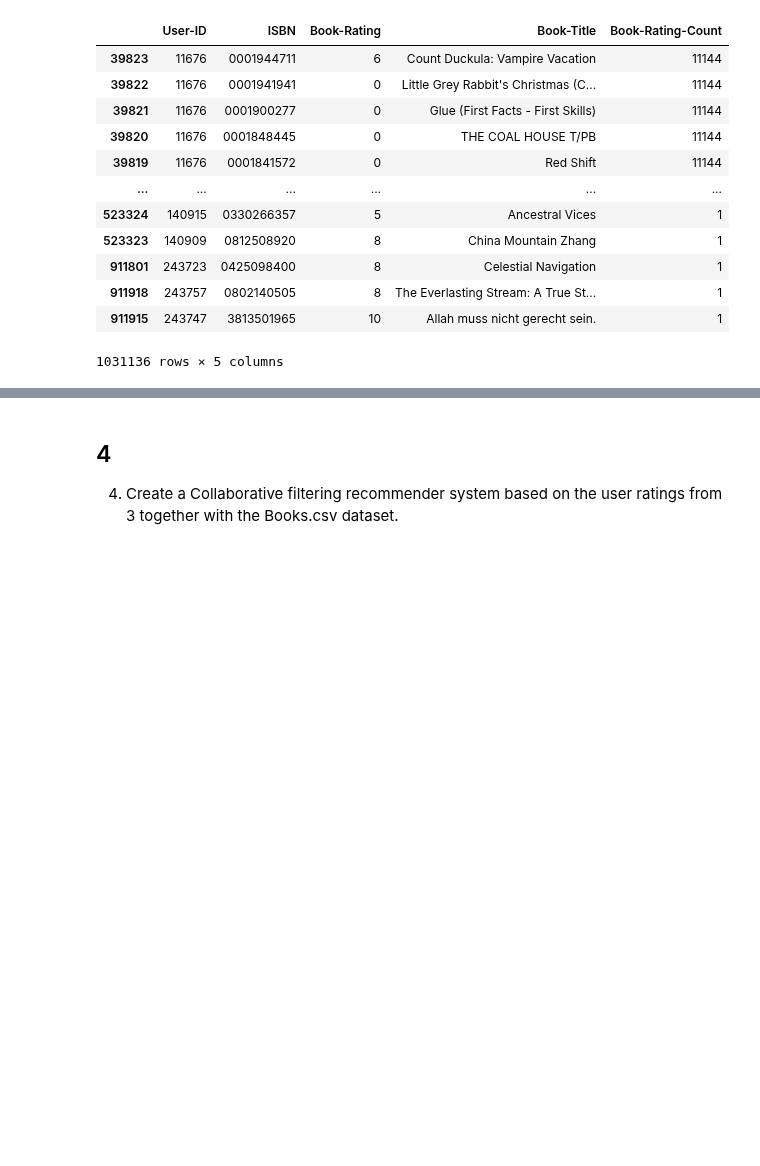
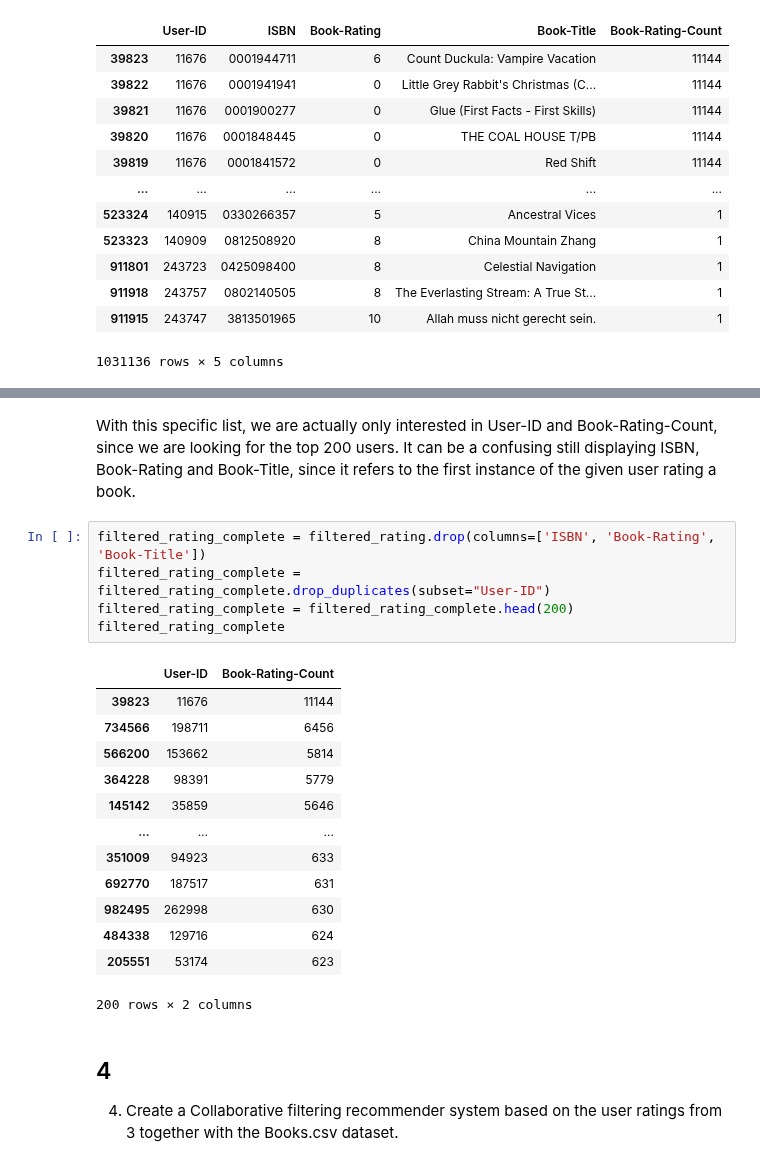
Before and after one commit to victorwp288/Data_-_things, a Jupyter notebook: 10.Recommender Sys.ipynb, the cells around one changed output, grey strips where cells are left out. Saved outputs shown, nothing was run; the diff lists cells and outputs as text; blank space fills up the shorter version.

```diff
--- a/10.Recommender Sys.ipynb
+++ b/10.Recommender Sys.ipynb
@@ -387,3 +406,24 @@ filtered_rating
+# %% [markdown]
+With this specific list, we are actually only interested in User-ID and Book-Rating-Count, since we are looking for the top 200 users. It can be a  confusing still displaying ISBN, Book-Rating and Book-Title, since it refers to the first instance of the given user rating a book.
+# %%
+filtered_rating_complete = filtered_rating.drop(columns=['ISBN', 'Book-Rating', 'Book-Title'])
+filtered_rating_complete = filtered_rating_complete.drop_duplicates(subset="User-ID")
+filtered_rating_complete = filtered_rating_complete.head(200)
+filtered_rating_complete
+# %% [output]
+|  | User-ID | Book-Rating-Count |
+| 39823 | 11676 | 11144 |
+| 734566 | 198711 | 6456 |
+| 566200 | 153662 | 5814 |
+| 364228 | 98391 | 5779 |
+| 145142 | 35859 | 5646 |
+| ... | ... | ... |
+| 351009 | 94923 | 633 |
+| 692770 | 187517 | 631 |
+| 982495 | 262998 | 630 |
+| 484338 | 129716 | 624 |
+| 205551 | 53174 | 623 |
+200 rows × 2 columns
 # %% [markdown]
 ## 4
 4. Create a Collaborative filtering recommender system based on the user ratings from 3 together with the Books.csv dataset.
```
Also changed, not shown: parts of 11 cells of this notebook, 1 other file.
